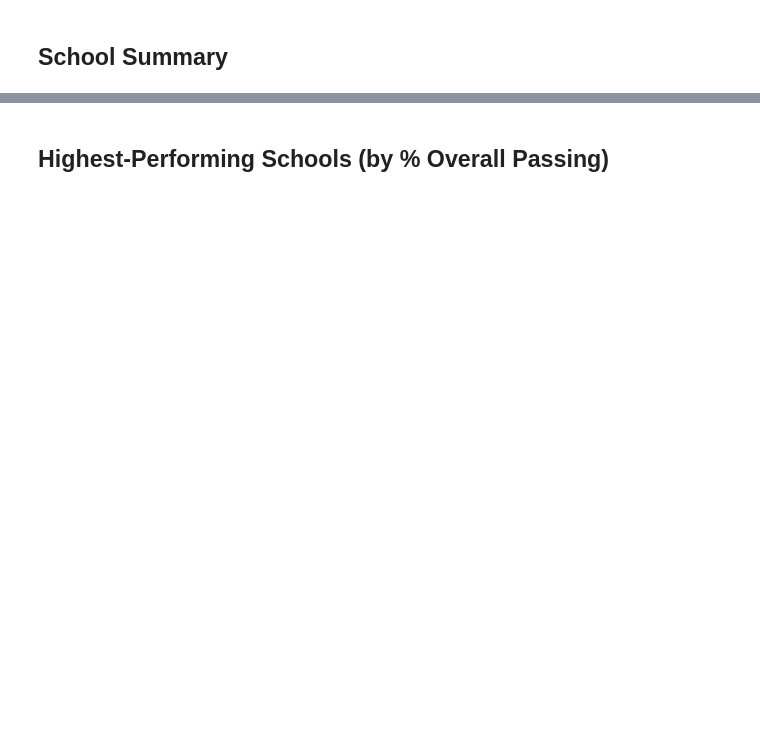
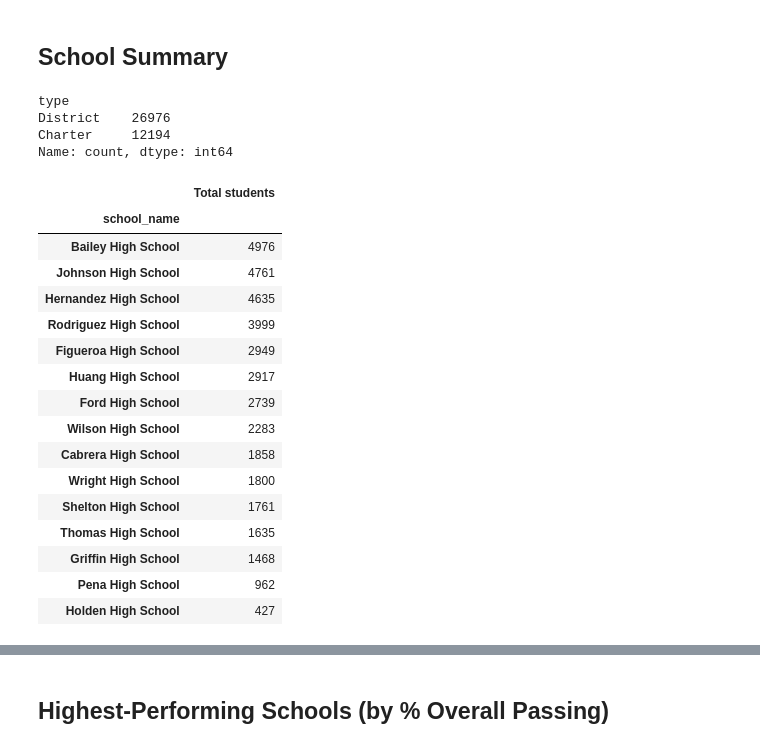
Before and after one commit to raniljoshua/Module-4-Challenge_pandas-challenge, a Jupyter notebook: PyCitySchools/PyCitySchools_starter.ipynb, the cells around one changed output, grey strips where cells are left out. Saved outputs shown, nothing was run; the diff lists cells and outputs as text; code cells hidden in the pictures; blank space fills up the shorter version.

```diff
--- a/PyCitySchools/PyCitySchools_starter.ipynb
+++ b/PyCitySchools/PyCitySchools_starter.ipynb
@@ -108,9 +108,35 @@ district_summary
 ## School Summary
 # %%
 # Use the code provided to select all of the school types
-school_types =
+school_types = school_data_complete['type'].value_counts()
+school_types
+# %% [output]
+type
+District    26976
+Charter     12194
+Name: count, dtype: int64
 # %%
 # Calculate the total student count per school
-per_school_counts =
+# per_school_counts = school_data_complete["school_name"].value_counts()
+per_school_counts = pd.DataFrame({"Total students":school_data_complete["school_name"].value_counts()})
+per_school_counts
+# %% [output]
+|  | Total students |
+| school_name |  |
+| Bailey High School | 4976 |
+| Johnson High School | 4761 |
+| Hernandez High School | 4635 |
+| Rodriguez High School | 3999 |
+| Figueroa High School | 2949 |
+| Huang High School | 2917 |
+| Ford High School | 2739 |
+| Wilson High School | 2283 |
+| Cabrera High School | 1858 |
+| Wright High School | 1800 |
+| Shelton High School | 1761 |
+| Thomas High School | 1635 |
+| Griffin High School | 1468 |
+| Pena High School | 962 |
+| Holden High School | 427 |
 # %%
 # Calculate the total school budget and per capita spending per school
```
Also changed, not shown: parts of 3 cells of this notebook.
